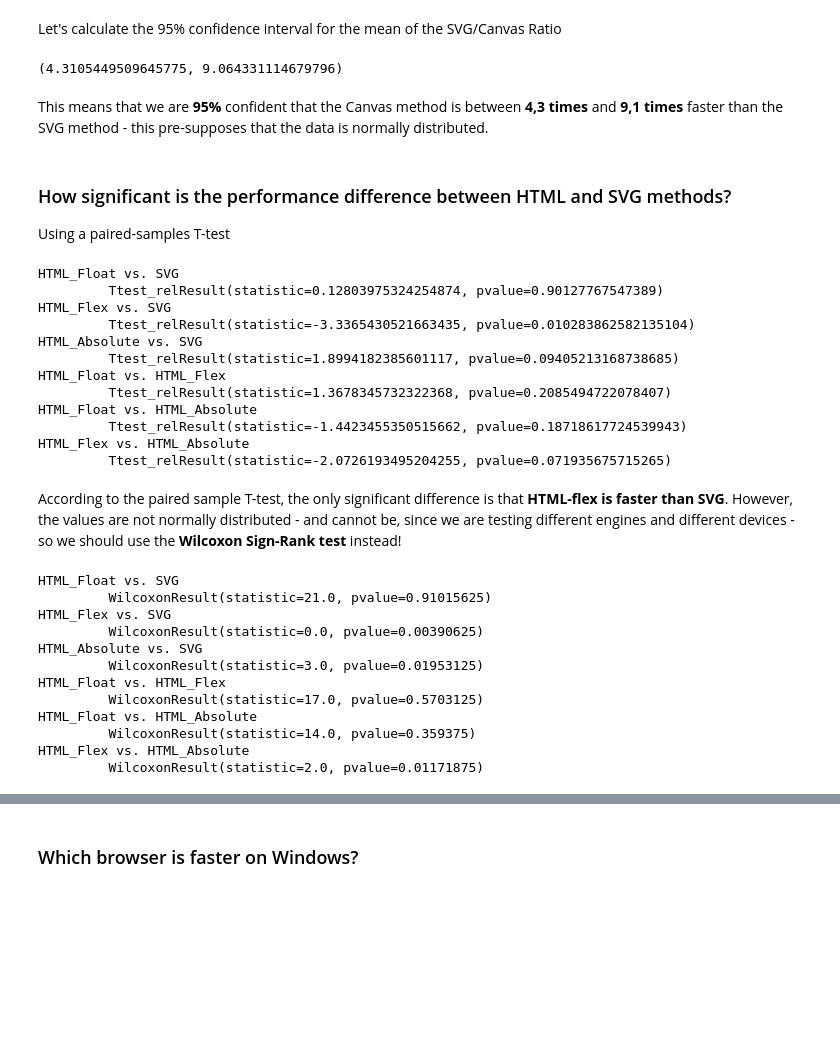
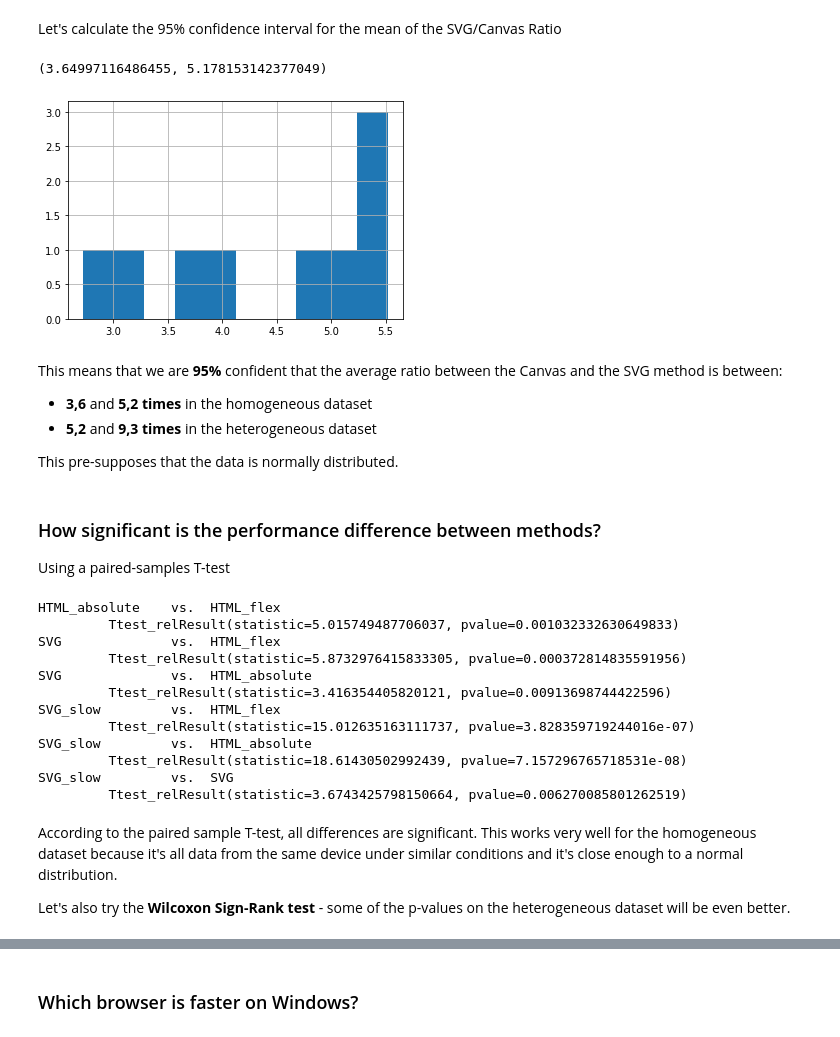
Before and after one commit to raphv/benchmark, a Jupyter notebook: benchmark-notebook.ipynb, the cells around one changed output, grey strips where cells are left out. Cells and saved outputs as stored; diff of their text form; code cells hidden in the pictures; blank space fills up the shorter version.

```diff
--- a/benchmark-notebook.ipynb
+++ b/benchmark-notebook.ipynb
@@ -90,60 +101,45 @@ pivoted_data.describe()
 # %% [markdown]
 Let's calculate the 95% confidence interval for the mean of the SVG/Canvas Ratio
 # %%
+pivoted_data.SVG_Canvas_Ratio.hist()
 stats.t.interval(
     alpha=.95, # Confidence level
     df=len(pivoted_data)-1, # Degrees of freedom
     loc=pivoted_data.SVG_Canvas_Ratio.mean(), # Interval around the mean
     scale=stats.sem(pivoted_data.SVG_Canvas_Ratio) # Based on Standard Error of Mean
 )
 # %% [output]
-(4.3105449509645775, 9.064331114679796)
+(3.64997116486455, 5.178153142377049)
+[figure, added]
 # %% [markdown]
-This means that we are **95%** confident that the Canvas method is between **4,3 times** and **9,1 times** faster than the SVG method - this pre-supposes that the data is normally distributed.
+This means that we are **95%** confident that the average ratio between the Canvas and the SVG method is between:
+- **3,6** and **5,2 times** in the homogeneous dataset
+- **5,2** and **9,3 times** in the heterogeneous dataset
+
+This pre-supposes that the data is normally distributed.
 # %% [markdown]
-### How significant is the performance difference between HTML and SVG methods?
+### How significant is the performance difference between methods?
 
 Using a paired-samples T-test
 # %%
-print("HTML_Float vs. SVG\n\t",stats.ttest_rel(pivoted_data.HTML_float,pivoted_data.SVG))
-print("HTML_Flex vs. SVG\n\t",stats.ttest_rel(pivoted_data.HTML_flex,pivoted_data.SVG))
-print("HTML_Absolute vs. SVG\n\t",stats.ttest_rel(pivoted_data.HTML_absolute,pivoted_data.SVG))
-print("HTML_Float vs. HTML_Flex\n\t",stats.ttest_rel(pivoted_data.HTML_float,pivoted_data.HTML_flex))
-print("HTML_Float vs. HTML_Absolute\n\t",stats.ttest_rel(pivoted_data.HTML_float,pivoted_data.HTML_absolute))
-print("HTML_Flex vs. HTML_Absolute\n\t",stats.ttest_rel(pivoted_data.HTML_flex,pivoted_data.HTML_absolute))
+cols = ['HTML_flex', 'HTML_absolute', 'SVG', 'SVG_slow']
+for i in range(len(cols)):
+    for j in range(i):
+        print(cols[i].ljust(15),' vs. ',cols[j],'\n\t',stats.ttest_rel(pivoted_data[cols[i]], pivoted_data[cols[j]]))
 # %% [output]
-HTML_Float vs. SVG
-         Ttest_relResult(statistic=0.12803975324254874, pvalue=0.90127767547389)
-HTML_Flex vs. SVG
-         Ttest_relResult(statistic=-3.3365430521663435, pvalue=0.010283862582135104)
-HTML_Absolute vs. SVG
-         Ttest_relResult(statistic=1.8994182385601117, pvalue=0.09405213168738685)
-HTML_Float vs. HTML_Flex
-         Ttest_relResult(statistic=1.3678345732322368, pvalue=0.2085494722078407)
-HTML_Float vs. HTML_Absolute
-         Ttest_relResult(statistic=-1.4423455350515662, pvalue=0.18718617724539943)
-HTML_Flex vs. HTML_Absolute
-         Ttest_relResult(statistic=-2.0726193495204255, pvalue=0.071935675715265)
+HTML_absolute    vs.  HTML_flex
+         Ttest_relResult(statistic=5.015749487706037, pvalue=0.001032332630649833)
+SVG              vs.  HTML_flex
+         Ttest_relResult(statistic=5.8732976415833305, pvalue=0.000372814835591956)
+SVG              vs.  HTML_absolute
+         Ttest_relResult(statistic=3.416354405820121, pvalue=0.00913698744422596)
+SVG_slow         vs.  HTML_flex
+         Ttest_relResult(statistic=15.012635163111737, pvalue=3.828359719244016e-07)
+SVG_slow         vs.  HTML_absolute
+         Ttest_relResult(statistic=18.61430502992439, pvalue=7.157296765718531e-08)
+SVG_slow         vs.  SVG
+         Ttest_relResult(statistic=3.6743425798150664, pvalue=0.006270085801262519)
 # %% [markdown]
-According to the paired sample T-test, the only significant difference is that **HTML-flex is faster than SVG**.
-However, the values are not normally distributed - and cannot be, since we are testing different engines and different devices - so we should use the **Wilcoxon Sign-Rank test** instead!
+According to the paired sample T-test, all differences are significant. This works very well for the homogeneous dataset because it's all data from the same device under similar conditions and it's close enough to a normal distribution.
+
+Let's also try the **Wilcoxon Sign-Rank test** - some of the p-values on the heterogeneous dataset will be even better.
-# %%
-print("HTML_Float vs. SVG\n\t",stats.wilcoxon(pivoted_data.HTML_float,pivoted_data.SVG))
-print("HTML_Flex vs. SVG\n\t",stats.wilcoxon(pivoted_data.HTML_flex,pivoted_data.SVG))
-print("HTML_Absolute vs. SVG\n\t",stats.wilcoxon(pivoted_data.HTML_absolute,pivoted_data.SVG))
-print("HTML_Float vs. HTML_Flex\n\t",stats.wilcoxon(pivoted_data.HTML_float,pivoted_data.HTML_flex))
-print("HTML_Float vs. HTML_Absolute\n\t",stats.wilcoxon(pivoted_data.HTML_float,pivoted_data.HTML_absolute))
-print("HTML_Flex vs. HTML_Absolute\n\t",stats.wilcoxon(pivoted_data.HTML_flex,pivoted_data.HTML_absolute))
-# %% [output]
-HTML_Float vs. SVG
-         WilcoxonResult(statistic=21.0, pvalue=0.91015625)
-HTML_Flex vs. SVG
-         WilcoxonResult(statistic=0.0, pvalue=0.00390625)
-HTML_Absolute vs. SVG
-         WilcoxonResult(statistic=3.0, pvalue=0.01953125)
-HTML_Float vs. HTML_Flex
-         WilcoxonResult(statistic=17.0, pvalue=0.5703125)
-HTML_Float vs. HTML_Absolute
-         WilcoxonResult(statistic=14.0, pvalue=0.359375)
-HTML_Flex vs. HTML_Absolute
-         WilcoxonResult(statistic=2.0, pvalue=0.01171875)
```
Also changed, not shown: parts of 12 cells of this notebook, 3 other files.
